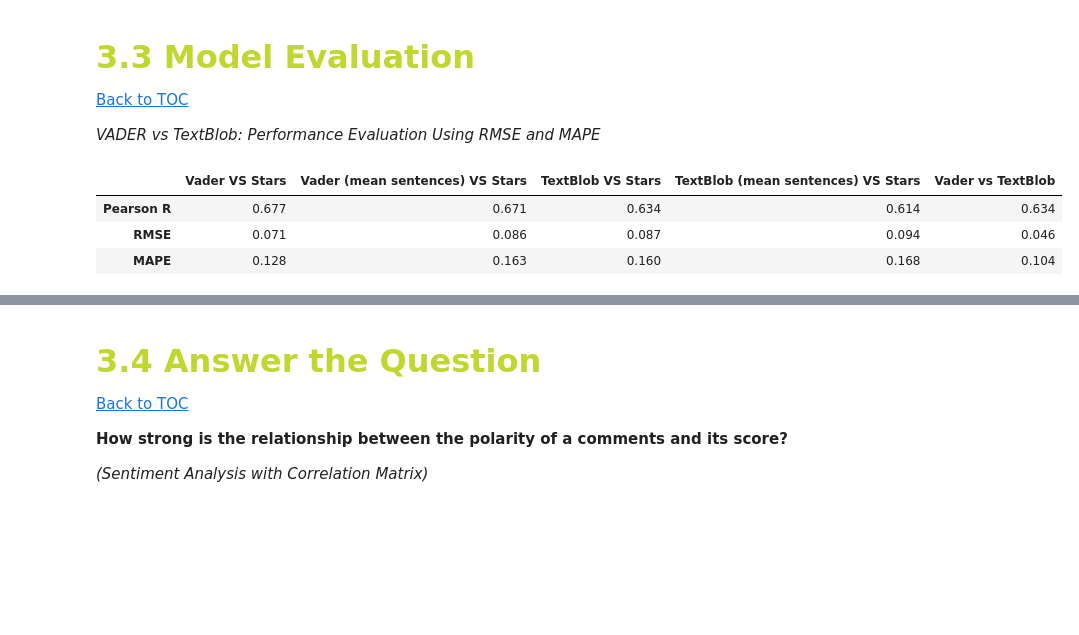
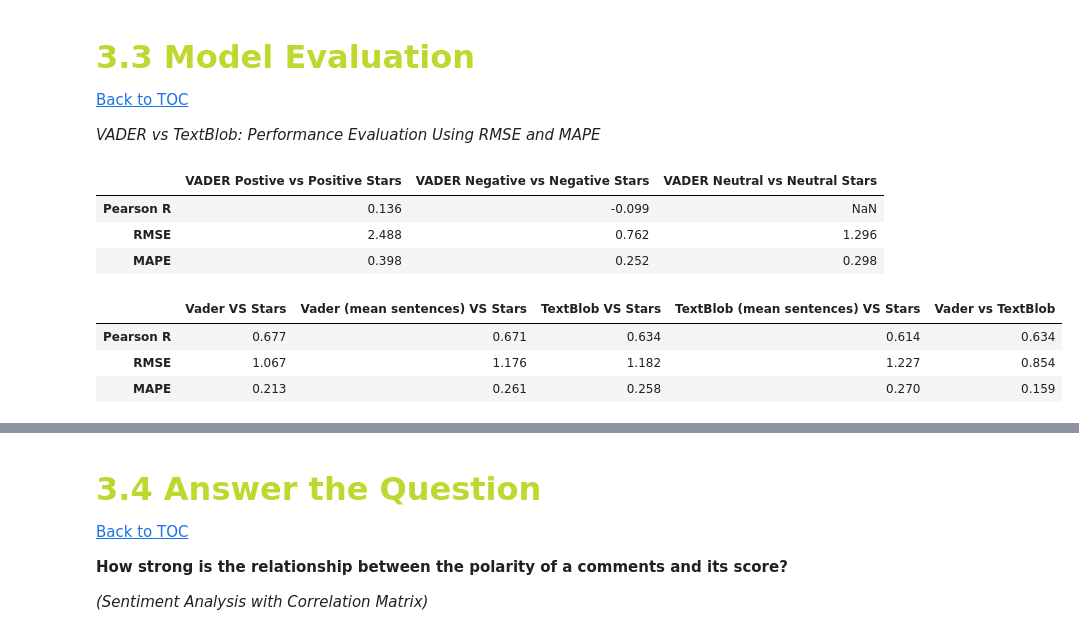
Before and after one commit to beatrizmarques2005/text_mining_in_reviews, a Jupyter notebook: notebooks/04_sentiment_analysis.ipynb, the cells around one changed output, grey strips where cells are left out. Drawn from its saved outputs; the diff is of its cells as text; code cells hidden in the pictures; blank space fills up the shorter version.

```diff
--- a/notebooks/04_sentiment_analysis.ipynb
+++ b/notebooks/04_sentiment_analysis.ipynb
@@ -333,9 +324,0 @@ metrics["Vader vs TextBlob"]["MAPE"] = round(mape_vt, 3)
-# %%
-# Convert to DataFrame
-metrics_df = pd.DataFrame(metrics)
-metrics_df
-# %% [output]
-|  | Vader VS Stars | Vader (mean sentences) VS Stars | TextBlob VS Stars | TextBlob (mean sentences) VS Stars | Vader vs TextBlob |
-| Pearson R | 0.677 | 0.671 | 0.634 | 0.614 | 0.634 |
-| RMSE | 0.071 | 0.086 | 0.087 | 0.094 | 0.046 |
-| MAPE | 0.128 | 0.163 | 0.160 | 0.168 | 0.104 |
@@ -347,0 +325,31 @@ dataset["normalized_polarity_textblob_mean_sentences"] = normalized_polarity_tex
+# %%
+# --- Subset comparisons (positive/negative/neutral reviews) ---
+pos_reviews = dataset[dataset["stars"] >= 3.5]
+neg_reviews = dataset[dataset["stars"] <= 2.5]
+neu_reviews = dataset[(dataset["stars"] > 2.5) & (dataset["stars"] < 3.5)]
+
+subset_metrics = {}
+
+# Positive VADER vs positive reviews
+subset_metrics["VADER Postive vs Positive Stars"] = compute_metrics(
+    pos_reviews["stars_scaled"], pos_reviews["content_polarity_vader_pos_scaled"]
+)
+
+# Negative VADER vs negative reviews
+subset_metrics["VADER Negative vs Negative Stars"] = compute_metrics(
+    neg_reviews["stars_scaled"], neg_reviews["content_polarity_vader_neg_scaled"]
+)
+
+# Neutral VADER vs neutral reviews
+subset_metrics["VADER Neutral vs Neutral Stars"] = compute_metrics(
+    neu_reviews["stars_scaled"], neu_reviews["content_polarity_vader_neu_scaled"]
+)
+
+# Convert to DataFrame
+subset_metrics_df = pd.DataFrame(subset_metrics)
+subset_metrics_df
+# %% [output]
+|  | VADER Postive vs Positive Stars | VADER Negative vs Negative Stars | VADER Neutral vs Neutral Stars |
+| Pearson R | 0.136 | -0.099 | NaN |
+| RMSE | 2.488 | 0.762 | 1.296 |
+| MAPE | 0.398 | 0.252 | 0.298 |
@@ -348 +372,36 @@ dataset["normalized_polarity_textblob_mean_sentences"] = normalized_polarity_tex
+# %%
+# Define comparisons
+comparisons = {
+    "Vader VS Stars": ("normalized_polarity_vader", "normalized_score"),
+    "Vader (mean sentences) VS Stars": ("normalized_polarity_vader_mean_sentences", "normalized_score"),
+    "TextBlob VS Stars": ("normalized_polarity_textblob", "normalized_score"),
+    "TextBlob (mean sentences) VS Stars": ("normalized_polarity_textblob_mean_sentences", "normalized_score"),
+    "Vader vs TextBlob": ("normalized_polarity_vader", "normalized_polarity_textblob")
+}
+
+metrics = {}
+
+# Compute metrics
+for name, (pred_name, true_name) in comparisons.items():
+    y_pred = globals()[pred_name].reshape(-1)
+    y_true = globals()[true_name].reshape(-1)
+
+    pearson_r, _ = pearsonr(y_true, y_pred)
+    rmse = mean_squared_error(y_true, y_pred, squared=False)  # RMSE
+    mape = mean_absolute_percentage_error(y_true + 1, y_pred + 1)  # avoid division by zero
+
+    metrics[name] = {
+        "Pearson R": round(pearson_r, 3),
+        "RMSE": round(rmse, 3),
+        "MAPE": round(mape, 3)
+    }
+
+# Convert to DataFrame
+metrics_df = pd.DataFrame(metrics)
+metrics_df
+# %% [output]
+|  | Vader VS Stars | Vader (mean sentences) VS Stars | TextBlob VS Stars | TextBlob (mean sentences) VS Stars | Vader vs TextBlob |
+| Pearson R | 0.677 | 0.671 | 0.634 | 0.614 | 0.634 |
+| RMSE | 1.067 | 1.176 | 1.182 | 1.227 | 0.854 |
+| MAPE | 0.213 | 0.261 | 0.258 | 0.270 | 0.159 |
 # %%
```
Also changed, not shown: parts of 23 cells of this notebook, 6 other files.
